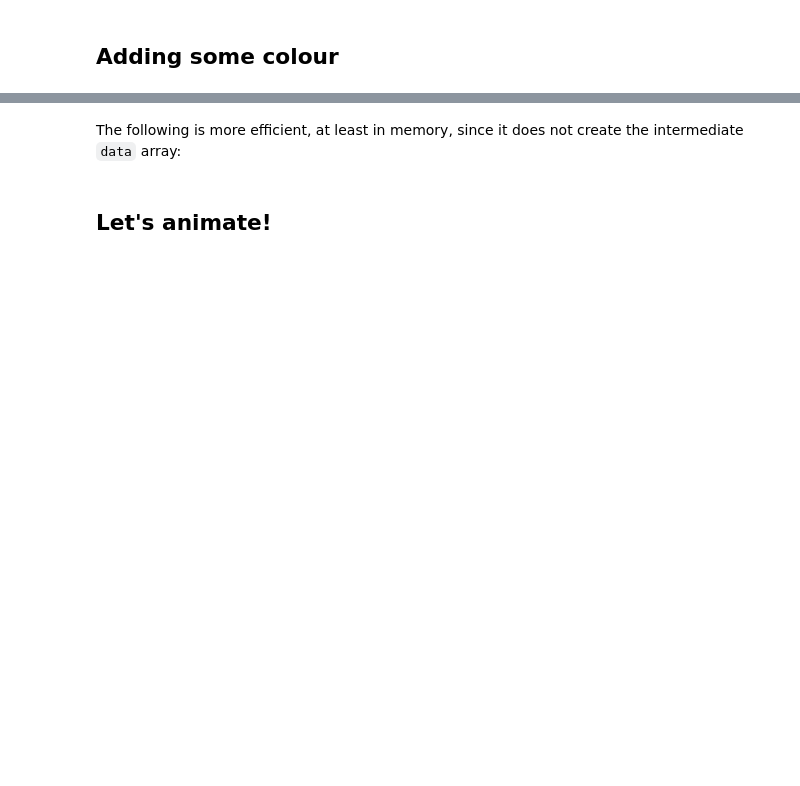
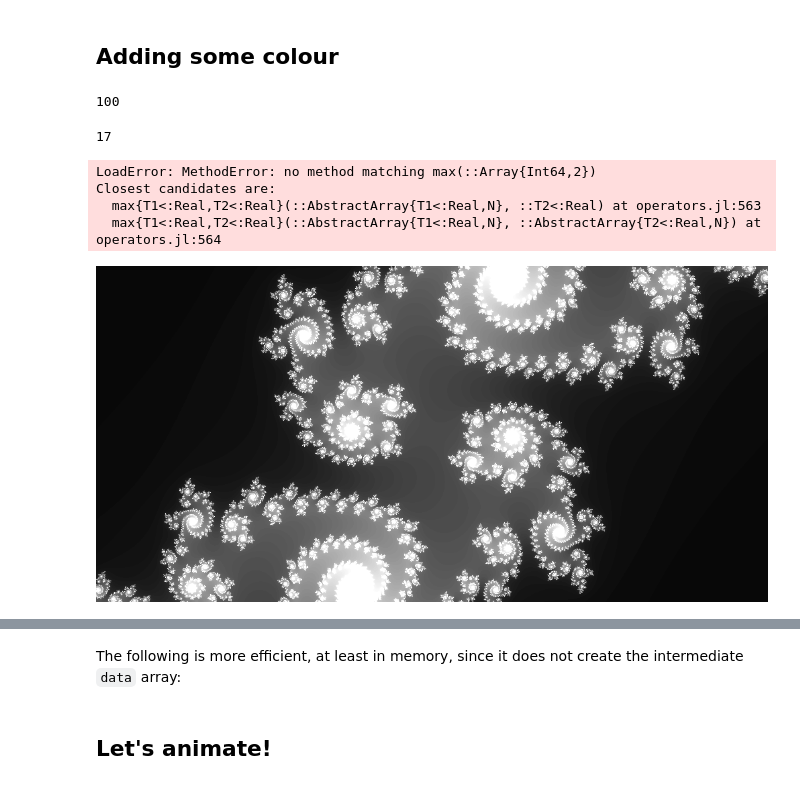
Before and after one commit to slowbrain/AStarTraining, a Jupyter notebook: Day 1/2. Example - Drawing Julia sets.ipynb, the cells around one changed output, grey strips where cells are left out. Drawn from its saved outputs; the diff is of its cells as text; code cells hidden in the pictures; blank space fills up the shorter version.

```diff
--- a/Day 1/2. Example - Drawing Julia sets.ipynb
+++ b/Day 1/2. Example - Drawing Julia sets.ipynb
@@ -6,3 +6,5 @@
 We won't go into the mathematics, but will see how to play with them in Julia.
 
 The following Julia code takes as input two complex numbers, and calculates the "escape time" that we will use to plot Julia sets:
+# %%
+z = 1 + 2im
@@ -34,2 +110,2 @@ We can calculate a Julia set with fixed value of `c` using an array comprehensio
 # %%
-[julia(r + i*im, -0.06 + 0.665im) for r in -1:0.002:1, i in -0.5:0.002:0.5]
+data = [julia(r + i*im, -0.06 + 0.665im) for r in -1:0.002:1, i in -0.5:0.002:0.5]
@@ -44,5 +139,24 @@ We can calculate a Julia set with fixed value of `c` using an array comprehensio
 using Colors, Images, ImageMagick
 # %%
 const cmap = colormap("RdBu", 100)
+# %%
+maximum(data)
+# %% [output]
+100
+# %%
+max(1, 2, 17, 3)
+# %% [output]
+17
+# %%
+max(data)
+# %% [output]
+LoadError: MethodError: no method matching max(::Array{Int64,2})
+Closest candidates are:
+  max{T1<:Real,T2<:Real}(::AbstractArray{T1<:Real,N}, ::T2<:Real) at operators.jl:563
+  max{T1<:Real,T2<:Real}(::AbstractArray{T1<:Real,N}, ::AbstractArray{T2<:Real,N}) at operators.jl:564
+# %%
+grayim(data / maximum(data))
+# %% [output]
+[figure, added]
 # %%
 ?colormap
```
Also changed, not shown: parts of 36 cells of this notebook.
